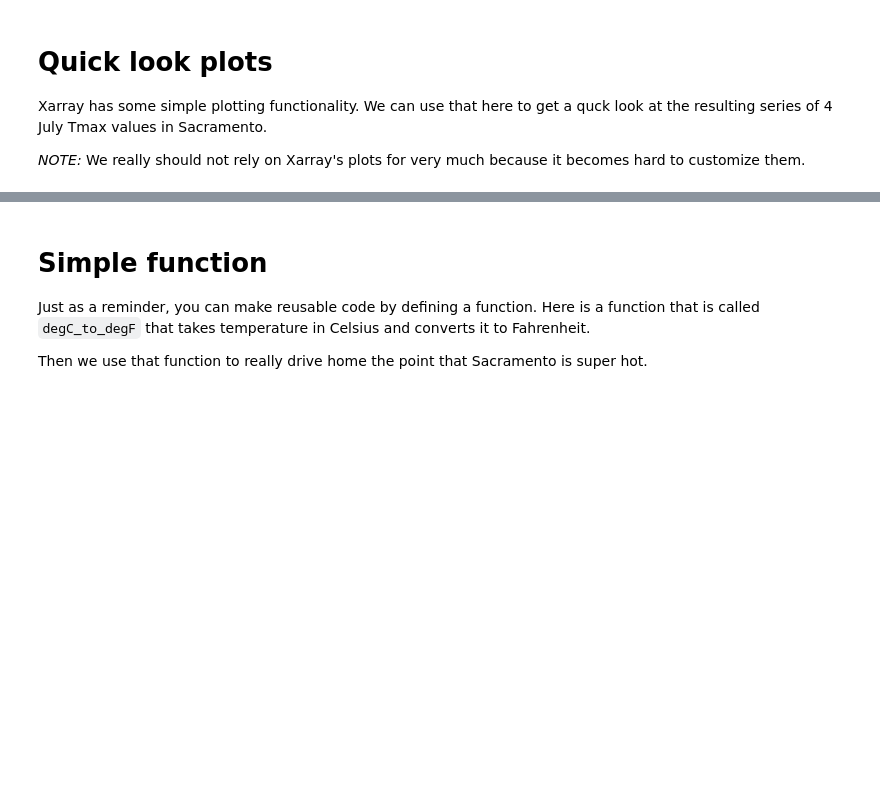
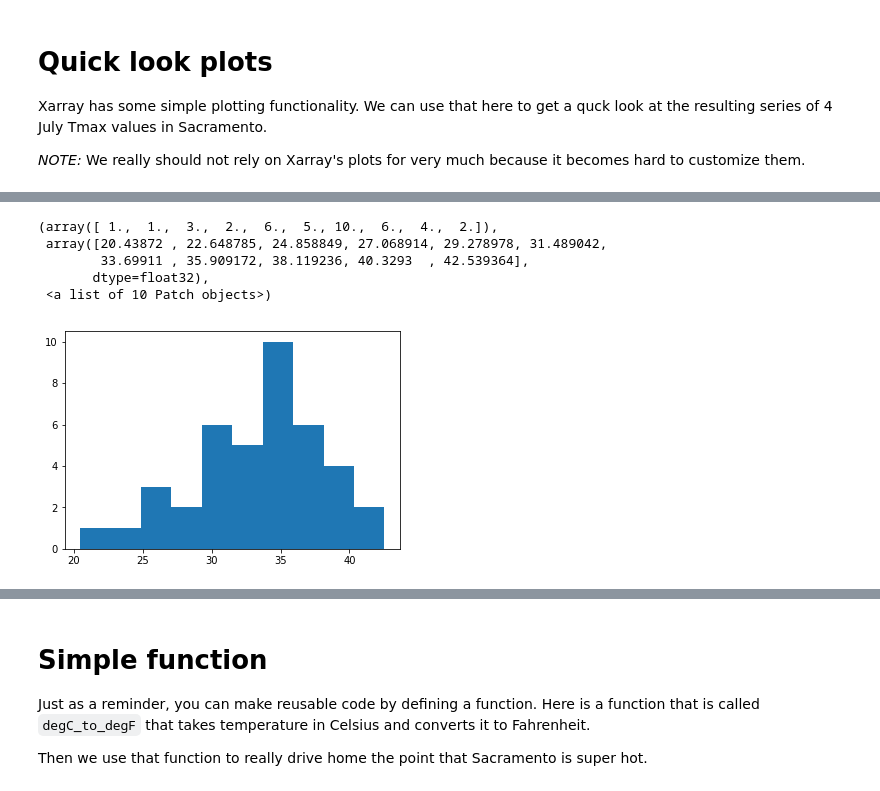
Before and after one commit to brianpm/TemperatureExtremes, a Jupyter notebook: extract_location_and_date.ipynb, the cells around one changed output, grey strips where cells are left out. Drawn from its saved outputs; the diff is of its cells as text; code cells hidden in the pictures; blank space fills up the shorter version.

```diff
--- a/extract_location_and_date.ipynb
+++ b/extract_location_and_date.ipynb
@@ -5,5 +5,5 @@ import xarray as xr
 # %%
 %%time
 ds = xr.open_mfdataset("/project/amp/jcaron/CPC_Tminmax/tmax.*.nc")
-tmax = ds['tmax'].compute()
+tmax = ds['tmax']
 # %% [output]
@@ -93,0 +110,2 @@ independence_day.plot()
+# %%
+independence_day.load()
@@ -93,0 +130,9 @@ independence_day.plot()
+# %%
+plt.hist(independence_day, bins=10)
+# %% [output]
+(array([ 1.,  1.,  3.,  2.,  6.,  5., 10.,  6.,  4.,  2.]),
+ array([20.43872 , 22.648785, 24.858849, 27.068914, 29.278978, 31.489042,
+        33.69911 , 35.909172, 38.119236, 40.3293  , 42.539364],
+       dtype=float32),
+ <a list of 10 Patch objects>)
+[figure, added]
```
Also changed, not shown: parts of 9 cells of this notebook, 2 other files.
